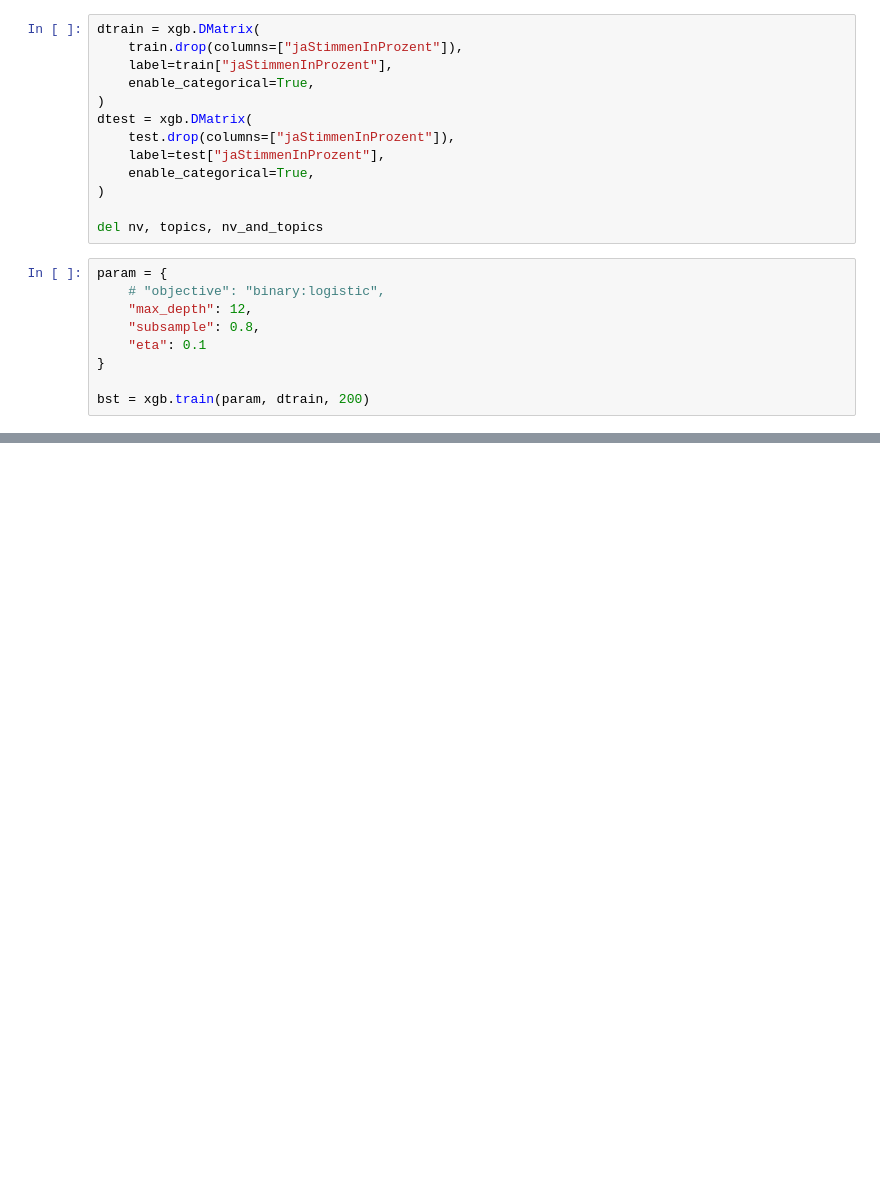
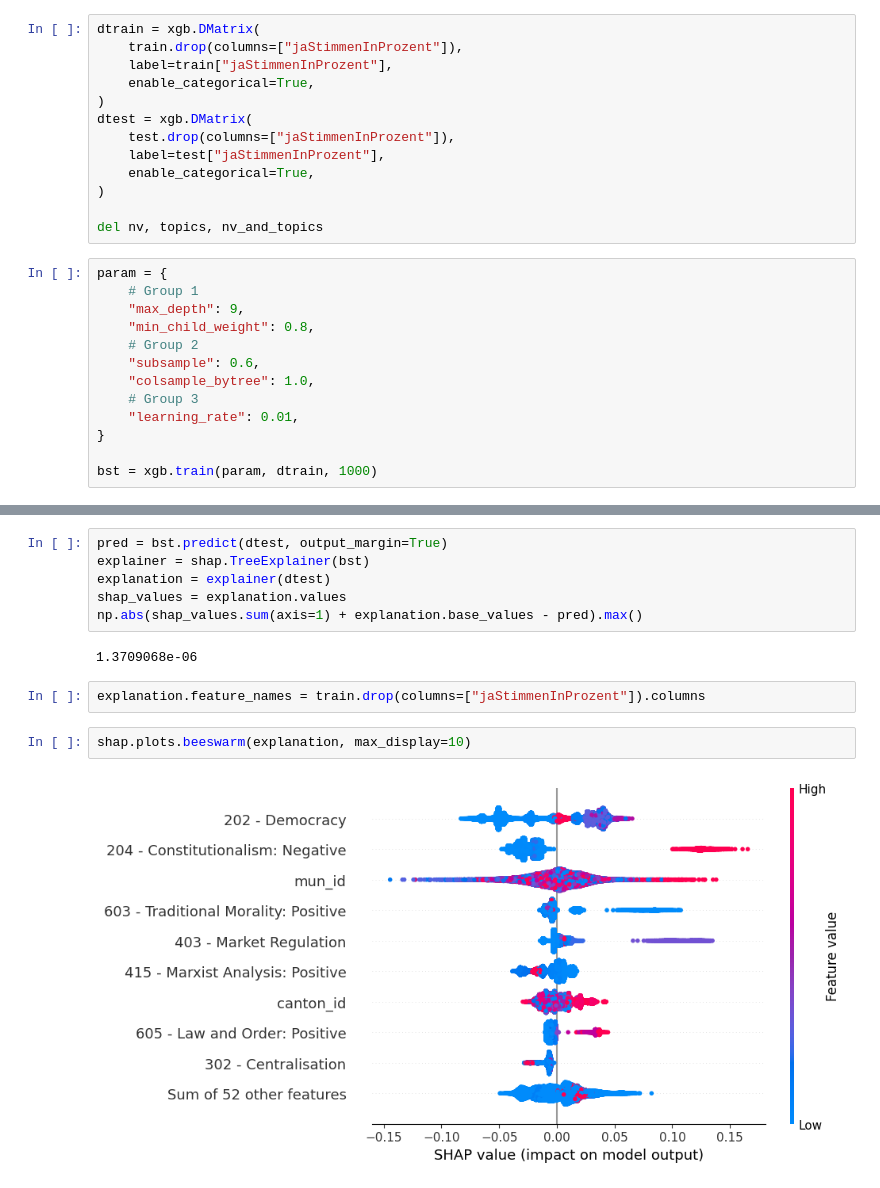
Before and after one commit to bil-y/ask-volk, a Jupyter notebook: notebooks/model-training.ipynb, the cells around one changed output, grey strips where cells are left out. Drawn from its saved outputs; the diff is of its cells as text; blank space fills up the shorter version.

```diff
--- a/notebooks/model-training.ipynb
+++ b/notebooks/model-training.ipynb
@@ -92,15 +82,19 @@ dtest = xgb.DMatrix(
 )
 
 del nv, topics, nv_and_topics
-# %%
-param = {
-    # "objective": "binary:logistic",
-    "max_depth": 12,
-    "subsample": 0.8,
-    "eta": 0.1
-}
-
-bst = xgb.train(param, dtrain, 200)
+# %%
+param = {
+    # Group 1
+    "max_depth": 9,
+    "min_child_weight": 0.8,
+    # Group 2
+    "subsample": 0.6,
+    "colsample_bytree": 1.0,
+    # Group 3
+    "learning_rate": 0.01,
+}
+
+bst = xgb.train(param, dtrain, 1000)
 # %%
 bst.eval(dtest)
 # %% [output]
@@ -107,0 +102,14 @@ bst.eval(dtest)
+# %%
+pred = bst.predict(dtest, output_margin=True)
+explainer = shap.TreeExplainer(bst)
+explanation = explainer(dtest)
+shap_values = explanation.values
+np.abs(shap_values.sum(axis=1) + explanation.base_values - pred).max()
+# %% [output]
+1.3709068e-06
+# %%
+explanation.feature_names = train.drop(columns=["jaStimmenInProzent"]).columns
+# %%
+shap.plots.beeswarm(explanation, max_display=10)
+# %% [output]
+[figure, added]
```
Also changed, not shown: parts of 5 cells of this notebook, 20 other files.
